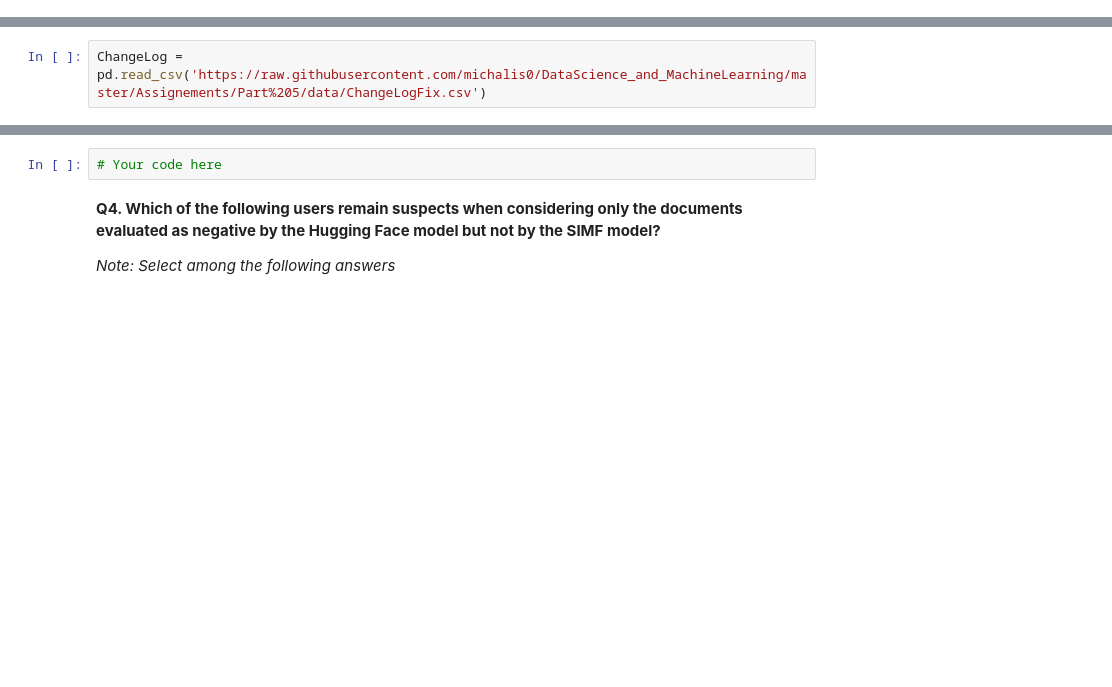
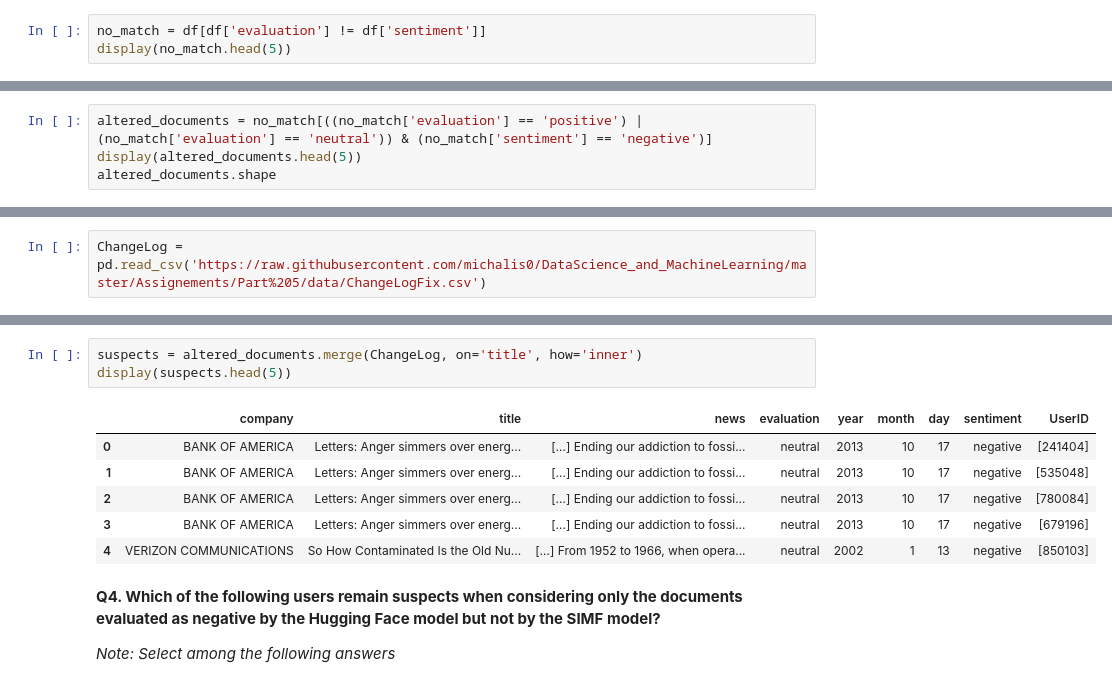
Before and after one commit to AmirJffr/DataScience-and-Machine-Learning-Master-SI, a Jupyter notebook: Assignements/Part 5/Assignment_part_5.ipynb, the cells around one changed output, grey strips where cells are left out. Saved outputs shown, nothing was run; the diff lists cells and outputs as text; blank space fills up the shorter version.

```diff
--- a/Assignements/Part 5/Assignment_part_5.ipynb
+++ b/Assignements/Part 5/Assignment_part_5.ipynb
@@ -138,0 +198,3 @@ Create a subset with all the entries that were evaluated differently by the two
+# %%
+no_match = df[df['evaluation'] != df['sentiment']]
+display(no_match.head(5))
@@ -148,0 +216,4 @@ Create a subset with only those values, which appear as 'positive' or 'neutral'
+# %%
+altered_documents = no_match[((no_match['evaluation'] == 'positive') | (no_match['evaluation'] == 'neutral')) & (no_match['sentiment'] == 'negative')]
+display(altered_documents.head(5))
+altered_documents.shape
@@ -165,5 +258,13 @@ display(ChangeLog.head(10))
-# %%
-# Your code here
+# %%
+suspects = altered_documents.merge(ChangeLog, on='title', how='inner')
+display(suspects.head(5))
+# %% [output]
+|  | company | title | news | evaluation | year | month | day | sentiment | UserID |
+| 0 | BANK OF AMERICA | Letters: Anger simmers over energ... | […] Ending our addiction to fossi... | neutral | 2013 | 10 | 17 | negative | [241404] |
+| 1 | BANK OF AMERICA | Letters: Anger simmers over energ... | […] Ending our addiction to fossi... | neutral | 2013 | 10 | 17 | negative | [535048] |
+| 2 | BANK OF AMERICA | Letters: Anger simmers over energ... | […] Ending our addiction to fossi... | neutral | 2013 | 10 | 17 | negative | [780084] |
+| 3 | BANK OF AMERICA | Letters: Anger simmers over energ... | […] Ending our addiction to fossi... | neutral | 2013 | 10 | 17 | negative | [679196] |
+| 4 | VERIZON COMMUNICATIONS | So How Contaminated Is the Old Nu... | […] From 1952 to 1966, when opera... | neutral | 2002 | 1 | 13 | negative | [850103] |
 # %% [markdown]
 **Q4. Which of the following users remain suspects when considering only the documents evaluated as negative by the Hugging Face model but not by the SIMF model?**
 
```
Also changed, not shown: parts of 26 cells of this notebook.
